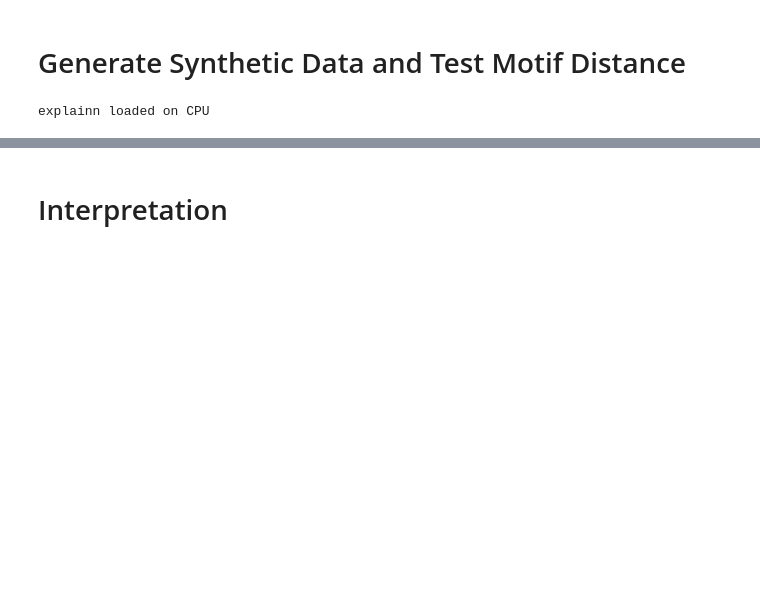
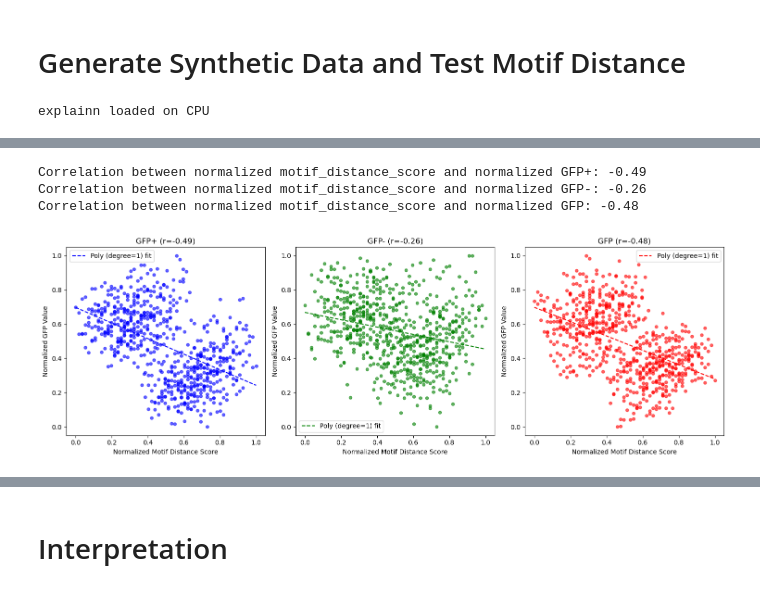
Before and after one commit to justinyutianji/Enhancer, a Jupyter notebook: Enhancer/train/Synthetic_Data_Generator/Distance.ipynb, the cells around one changed output, grey strips where cells are left out. Saved outputs shown, nothing was run; the diff lists cells and outputs as text; code cells hidden in the pictures; blank space fills up the shorter version.

Commit message:
update 09-27-2024 TF distance pipeline

```diff
--- a/Enhancer/train/Synthetic_Data_Generator/Distance.ipynb
+++ b/Enhancer/train/Synthetic_Data_Generator/Distance.ipynb
@@ -16,0 +84,14 @@ from scripts.synthetic_prediction import generate_synthetic_distance_data, motif
+# %%
+with open(file_path3, 'r') as f:
+    lines = f.readlines()
+
+# Filter lines that contain the '-' character
+filtered_lines = [line.strip() for line in lines if '-' in line]
+
+# Get the top 10 elements that contain '-'
+top_10_lines = filtered_lines[:10]
+
+# Output the result
+print("Top 10 elements that contain '-' :")
+for i, line in enumerate(top_10_lines, 1):
+    print(f"{i}: {line}")
@@ -17,13 +110,15 @@ from scripts.synthetic_prediction import generate_synthetic_distance_data, motif
 # %% [markdown]
 # Generate Synthetic Data and Test Motif Distance
 # %%
+seed = 42
+batch = 322
 num_cnns = 90
+learning_rate = 4e-4
 filter_size = 19
-batch = 322
-weight_file = '/pmglocal/ty2514/Enhancer/Enhancer/data/ExplaiNN_both_results/best_r2_model_epoch_53.pth'
-target_labels = ['GFP+','GFP-']
-meme_file_dir = '/pmglocal/ty2514/Enhancer/motif-clustering/results/all.db.meme'
-output_pickle_file = '/pmglocal/ty2514/Enhancer/Enhancer/train/Synthetic_Data_Generator/synthetic_seq_dist.pkl'
+weight_file = '/pmglocal/ty2514/Enhancer/Enhancer/data/ExplaiNN_all_results_rep1/best_r2_best_pearson_model_epoch_54.pth'
+target_labels = ['GFP+','GFP-','GFP']
+meme_file_dir = '/pmglocal/ty2514/Enhancer/motif-clustering/databases/jaspar2024/JASPAR2024_CORE_vertebrates_mus_musculus_non-redundant_pfms_meme.meme'
+output_pickle_file = '/pmglocal/ty2514/Enhancer/Enhancer/train/Synthetic_Data_Generator/90nn_all_synthetic_seq_dist.pkl'
 # %%
 device = torch.device('cuda' if torch.cuda.is_available() else 'cpu')
 
@@ -48,4 +154,9 @@ explainn loaded on CPU
 # %%
-df = generate_synthetic_distance_data(200, ['M00224_2.00','M00303_2.00'],meme_file_dir,output_pickle_file,distance = 10, replicate=5,save_plot = False)
+# AC0069: 'MA0068.1'
+# AC0073: 'MA1999.1'
+# AC0070: 'MA0079.2'
+# AC0002: 'MA0050.3'
+# AC0065: 'MA0039.1
+df = generate_synthetic_distance_data(200, ['MA1999.1','MA0050.3'],meme_file_dir,output_pickle_file,distance = 10, replicate=5,save_plot = False)
 result_df = motif_score_prediction(model = explainn, df = df, device = device, batch = batch, target_labels=target_labels)
 # %% [output]
@@ -67,0 +370,8 @@ Motif B GCTAATTACTG has 19 200nt DNA segments, inserted with distance 10
+# %%
+#plot_normalized_correlations('/pmglocal/ty2514/Enhancer/Enhancer/train/Synthetic_Data_Generator/AC0069_AC0002_GFP.csv')
+plot_normalized_correlations_with_fit('/pmglocal/ty2514/Enhancer/Enhancer/train/Synthetic_Data_Generator/AC0069_AC0002_GFP.csv')
+# %% [output]
+Correlation between normalized motif_distance_score and normalized GFP+: -0.49
+Correlation between normalized motif_distance_score and normalized GFP-: -0.26
+Correlation between normalized motif_distance_score and normalized GFP: -0.48
+[figure, added]
```
Also changed, not shown: parts of 20 cells of this notebook, 4 other files.
